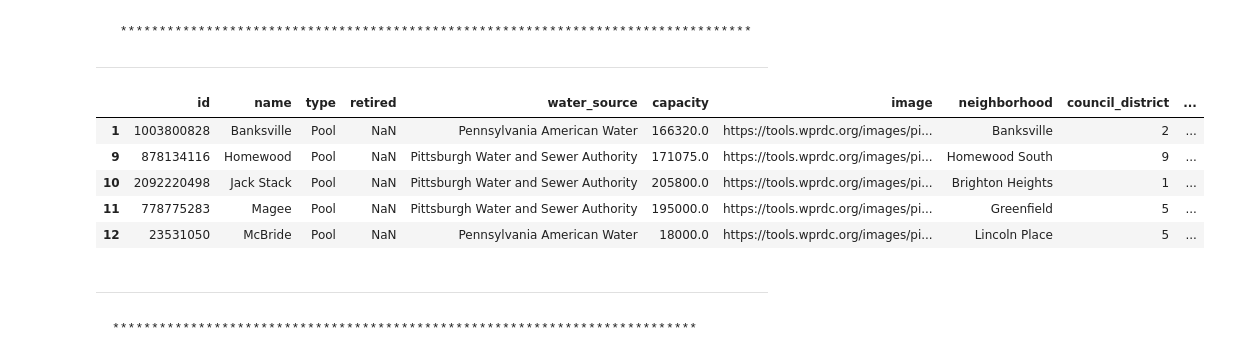
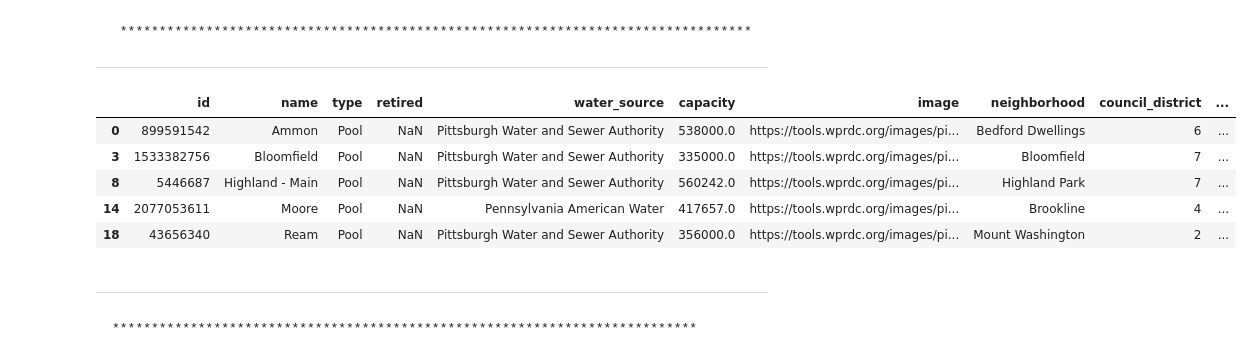
Before and after one commit to scs128/cmpinf-final-project, a Jupyter notebook: final-project.ipynb, the cells around one changed output. Saved outputs shown, nothing was run; the diff lists cells and outputs as text; code cells hidden in the pictures.

```diff
--- a/final-project.ipynb
+++ b/final-project.ipynb
@@ -585,16 +596,16 @@ Now getting the arguably the most important part, space. A pool is only worth th
      *********************************************************************************
 _________________________________________________________________________________________
 # %%
-spacious_pools = pitt_pools["capacity"] <= 250000
+spacious_pools = pitt_pools["capacity"] >= 250000
 better_pools = pitt_pools[spacious_pools]
 better_pools.head()
 # %% [output]
 |  | id | name | type | retired | water_source | capacity | image | neighborhood | council_district | ... |
-| 1 | 1003800828 | Banksville | Pool | NaN | Pennsylvania American Water | 166320.0 | https://tools.wprdc.org/images/pi... | Banksville | 2 | ... |
-| 9 | 878134116 | Homewood | Pool | NaN | Pittsburgh Water and Sewer Authority | 171075.0 | https://tools.wprdc.org/images/pi... | Homewood South | 9 | ... |
-| 10 | 2092220498 | Jack Stack | Pool | NaN | Pittsburgh Water and Sewer Authority | 205800.0 | https://tools.wprdc.org/images/pi... | Brighton Heights | 1 | ... |
-| 11 | 778775283 | Magee | Pool | NaN | Pittsburgh Water and Sewer Authority | 195000.0 | https://tools.wprdc.org/images/pi... | Greenfield | 5 | ... |
-| 12 | 23531050 | McBride | Pool | NaN | Pennsylvania American Water | 18000.0 | https://tools.wprdc.org/images/pi... | Lincoln Place | 5 | ... |
+| 0 | 899591542 | Ammon | Pool | NaN | Pittsburgh Water and Sewer Authority | 538000.0 | https://tools.wprdc.org/images/pi... | Bedford Dwellings | 6 | ... |
+| 3 | 1533382756 | Bloomfield | Pool | NaN | Pittsburgh Water and Sewer Authority | 335000.0 | https://tools.wprdc.org/images/pi... | Bloomfield | 7 | ... |
+| 8 | 5446687 | Highland - Main | Pool | NaN | Pittsburgh Water and Sewer Authority | 560242.0 | https://tools.wprdc.org/images/pi... | Highland Park | 7 | ... |
+| 14 | 2077053611 | Moore | Pool | NaN | Pennsylvania American Water | 417657.0 | https://tools.wprdc.org/images/pi... | Brookline | 4 | ... |
+| 18 | 43656340 | Ream | Pool | NaN | Pittsburgh Water and Sewer Authority | 356000.0 | https://tools.wprdc.org/images/pi... | Mount Washington | 2 | ... |
 # %% [markdown]
 _____________________________________________________________________________________
     ***************************************************************************
```
Also changed, not shown: parts of 41 cells of this notebook.
